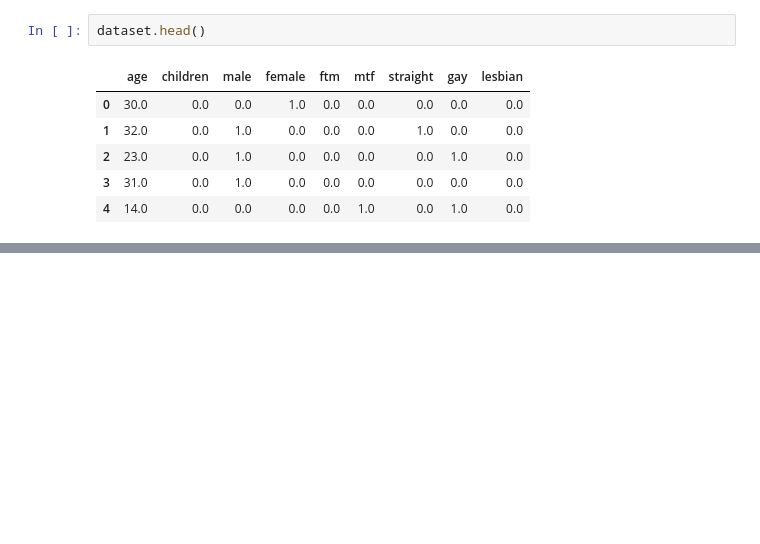
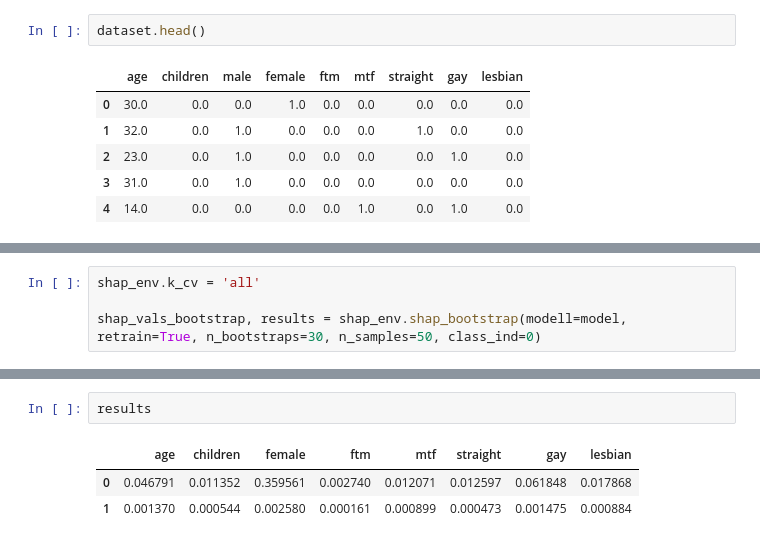
Before and after one commit to matthewvowels1/Shapley_Forest, a Jupyter notebook: shapley.ipynb, the cells around one changed output, grey strips where cells are left out. Cells and saved outputs as stored; diff of their text form; blank space fills up the shorter version.

```diff
--- a/shapley.ipynb
+++ b/shapley.ipynb
@@ -155,0 +131,4 @@ Running Shap Explainer using the same train/test split you used to train the mod
+# %%
+shap_env.k_cv = 'all'
+
+shap_vals_bootstrap, results = shap_env.shap_bootstrap(modell=model, retrain=True, n_bootstraps=30, n_samples=50, class_ind=0)
@@ -155,0 +169,6 @@ Running Shap Explainer using the same train/test split you used to train the mod
+# %%
+results
+# %% [output]
+|  | age | children | female | ftm | mtf | straight | gay | lesbian |
+| 0 | 0.046791 | 0.011352 | 0.359561 | 0.002740 | 0.012071 | 0.012597 | 0.061848 | 0.017868 |
+| 1 | 0.001370 | 0.000544 | 0.002580 | 0.000161 | 0.000899 | 0.000473 | 0.001475 | 0.000884 |
```
Also changed, not shown: parts of 14 cells of this notebook, 2 other files.
